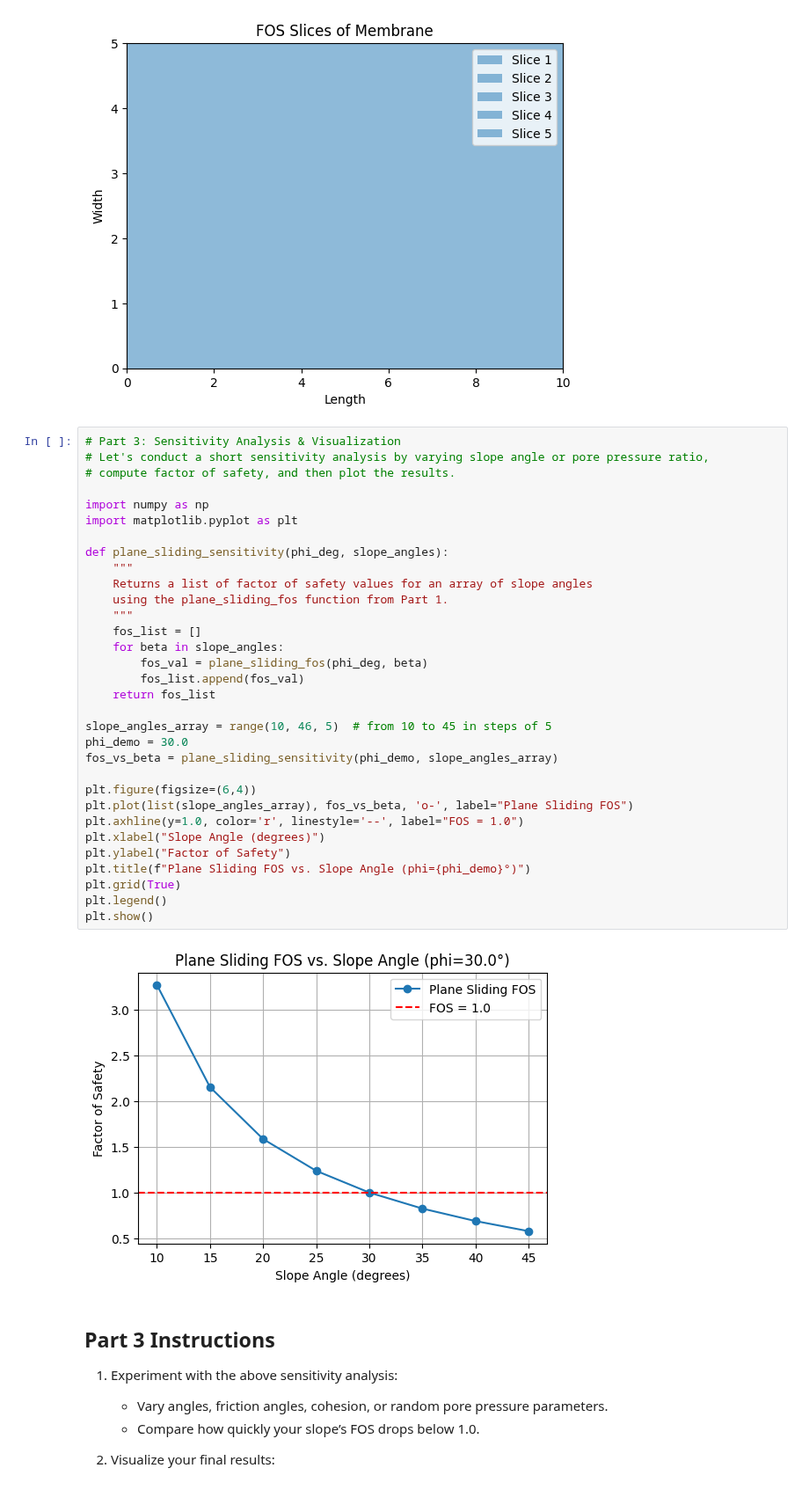
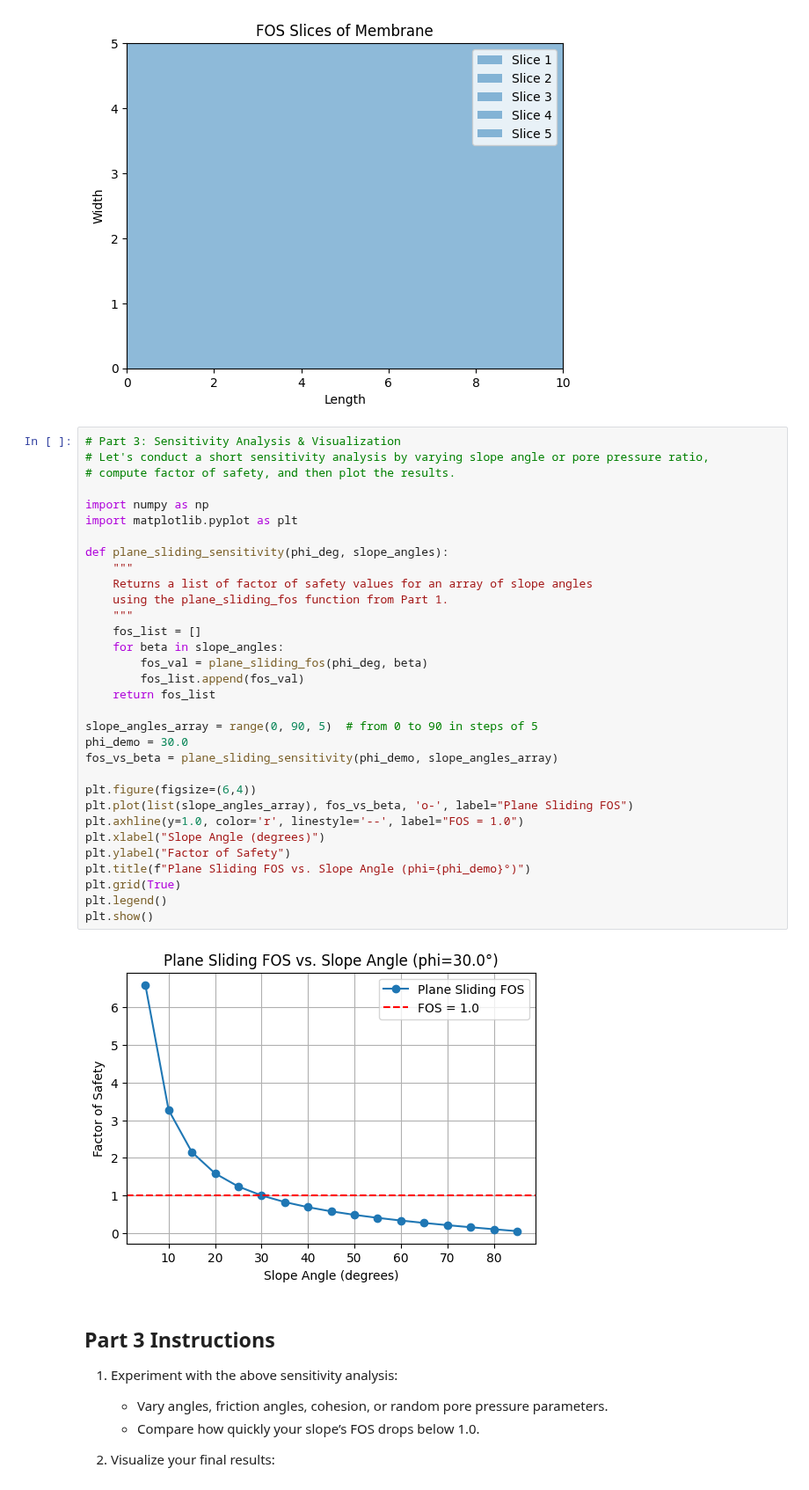
Before and after one commit to iGeology-Illinois/geol-581-module-3-principles-of-uncertainty-chapter-4-seanb7, a Jupyter notebook: GEOL_581_Module_5_Slope_Stability_Analyses_no1.ipynb, the cells around one changed output. Shown at 88% size. Saved outputs shown, nothing was run; the diff lists cells and outputs as text.

```diff
--- a/GEOL_581_Module_5_Slope_Stability_Analyses_no1.ipynb
+++ b/GEOL_581_Module_5_Slope_Stability_Analyses_no1.ipynb
@@ -272,35 +272,35 @@ membrane.visualize_slices()
 # Let's conduct a short sensitivity analysis by varying slope angle or pore pressure ratio,
 # compute factor of safety, and then plot the results.
 
 import numpy as np
 import matplotlib.pyplot as plt
 
 def plane_sliding_sensitivity(phi_deg, slope_angles):
     """
     Returns a list of factor of safety values for an array of slope angles
     using the plane_sliding_fos function from Part 1.
     """
     fos_list = []
     for beta in slope_angles:
         fos_val = plane_sliding_fos(phi_deg, beta)
         fos_list.append(fos_val)
     return fos_list
 
-slope_angles_array = range(10, 46, 5)  # from 10 to 45 in steps of 5
+slope_angles_array = range(0, 90, 5)  # from 0 to 90 in steps of 5
 phi_demo = 30.0
 fos_vs_beta = plane_sliding_sensitivity(phi_demo, slope_angles_array)
 
 plt.figure(figsize=(6,4))
 plt.plot(list(slope_angles_array), fos_vs_beta, 'o-', label="Plane Sliding FOS")
 plt.axhline(y=1.0, color='r', linestyle='--', label="FOS = 1.0")
 plt.xlabel("Slope Angle (degrees)")
 plt.ylabel("Factor of Safety")
 plt.title(f"Plane Sliding FOS vs. Slope Angle (phi={phi_demo}°)")
 plt.grid(True)
 plt.legend()
 plt.show()
 # %% [output]
-[figure, old version]
+[figure, new version]
 # %% [markdown]
 ## Part 3 Instructions
 
```
Also changed, not shown: parts of 2 cells of this notebook.
